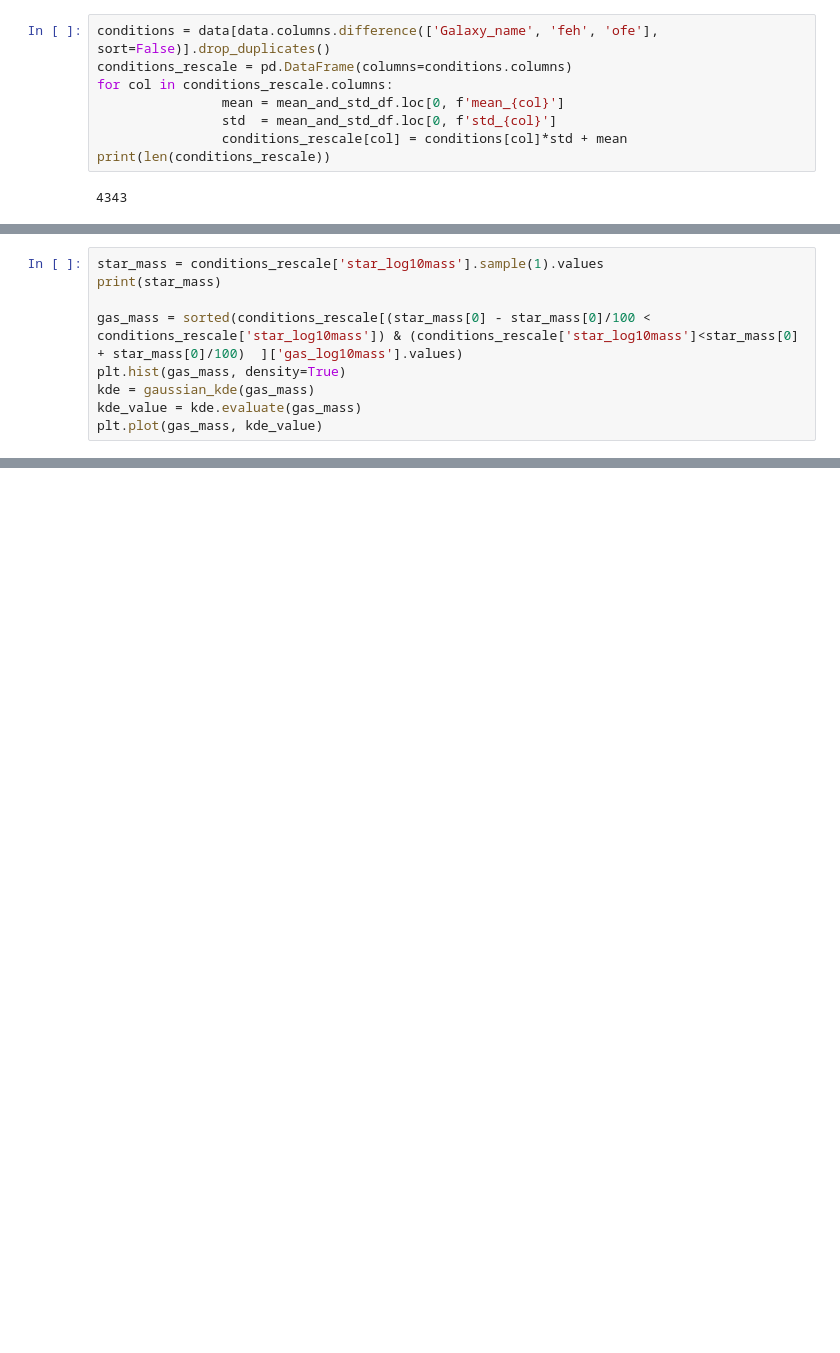
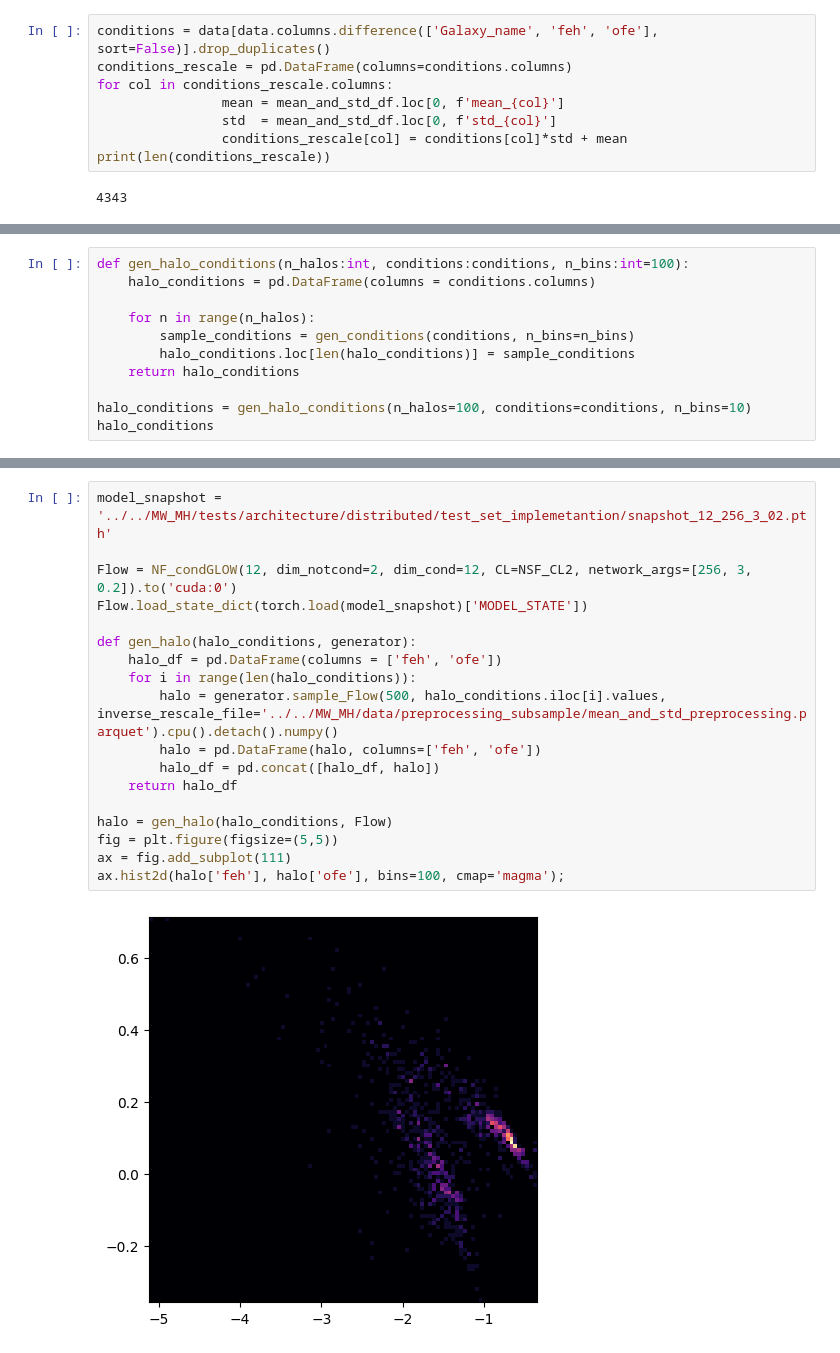
Before and after one commit to vepe99/CASBI, a Jupyter notebook: notebooks/generate_halo.ipynb, the cells around one changed output, grey strips where cells are left out. Cells and saved outputs as stored; diff of their text form; blank space fills up the shorter version.

```diff
--- a/notebooks/generate_halo.ipynb
+++ b/notebooks/generate_halo.ipynb
@@ -52,12 +54,3 @@ sns.pairplot(condtions_rescale)
 # %% [output]
 <seaborn.axisgrid.PairGrid at 0x...>
 [figure]
-# %%
-star_mass = conditions_rescale['star_log10mass'].sample(1).values
-print(star_mass)
-
-gas_mass = sorted(conditions_rescale[(star_mass[0] - star_mass[0]/100 < conditions_rescale['star_log10mass']) & (conditions_rescale['star_log10mass']<star_mass[0] + star_mass[0]/100)  ]['gas_log10mass'].values)
-plt.hist(gas_mass, density=True)
-kde = gaussian_kde(gas_mass)
-kde_value = kde.evaluate(gas_mass)
-plt.plot(gas_mass, kde_value)
@@ -89,0 +81,11 @@ gen_conditions(conditions, 20)
+# %%
+def gen_halo_conditions(n_halos:int, conditions:conditions, n_bins:int=100):
+    halo_conditions = pd.DataFrame(columns = conditions.columns)
+
+    for n in range(n_halos):
+        sample_conditions = gen_conditions(conditions, n_bins=n_bins)
+        halo_conditions.loc[len(halo_conditions)] = sample_conditions
+    return halo_conditions
+
+halo_conditions = gen_halo_conditions(n_halos=100, conditions=conditions, n_bins=10)
+halo_conditions
@@ -89,0 +106,20 @@ gen_conditions(conditions, 20)
+# %%
+model_snapshot = '../../MW_MH/tests/architecture/distributed/test_set_implemetantion/snapshot_12_256_3_02.pth'
+
+Flow = NF_condGLOW(12, dim_notcond=2, dim_cond=12, CL=NSF_CL2, network_args=[256, 3, 0.2]).to('cuda:0')
+Flow.load_state_dict(torch.load(model_snapshot)['MODEL_STATE'])
+
+def gen_halo(halo_conditions, generator):
+    halo_df = pd.DataFrame(columns = ['feh', 'ofe'])
+    for i in range(len(halo_conditions)):
+        halo = generator.sample_Flow(500, halo_conditions.iloc[i].values, inverse_rescale_file='../../MW_MH/data/preprocessing_subsample/mean_and_std_preprocessing.parquet').cpu().detach().numpy()
+        halo = pd.DataFrame(halo, columns=['feh', 'ofe'])
+        halo_df = pd.concat([halo_df, halo])
+    return halo_df
+
+halo = gen_halo(halo_conditions, Flow)
+fig = plt.figure(figsize=(5,5))
+ax = fig.add_subplot(111)
+ax.hist2d(halo['feh'], halo['ofe'], bins=100, cmap='magma');
+# %% [output]
+[figure, added]
```
Also changed, not shown: parts of 7 cells of this notebook, 2 other files.
